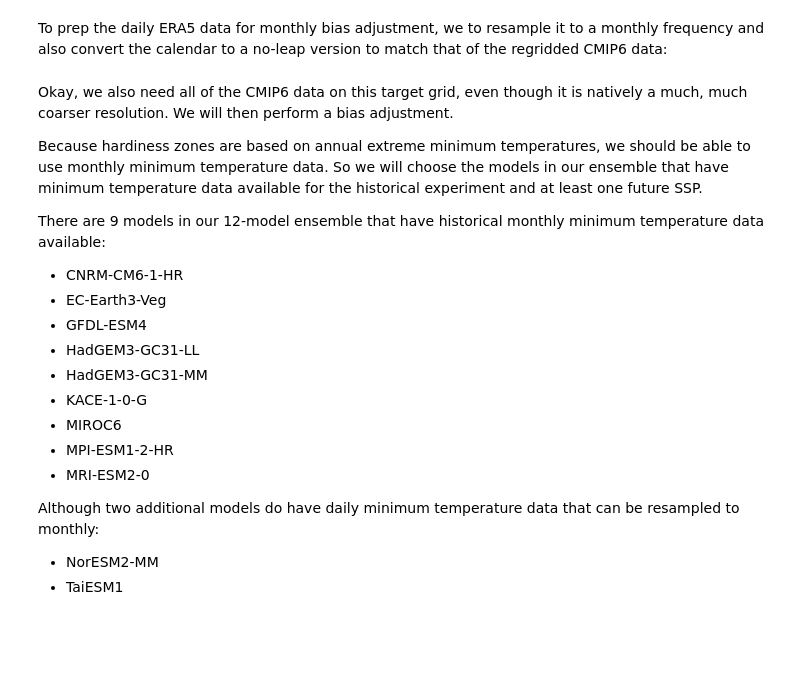
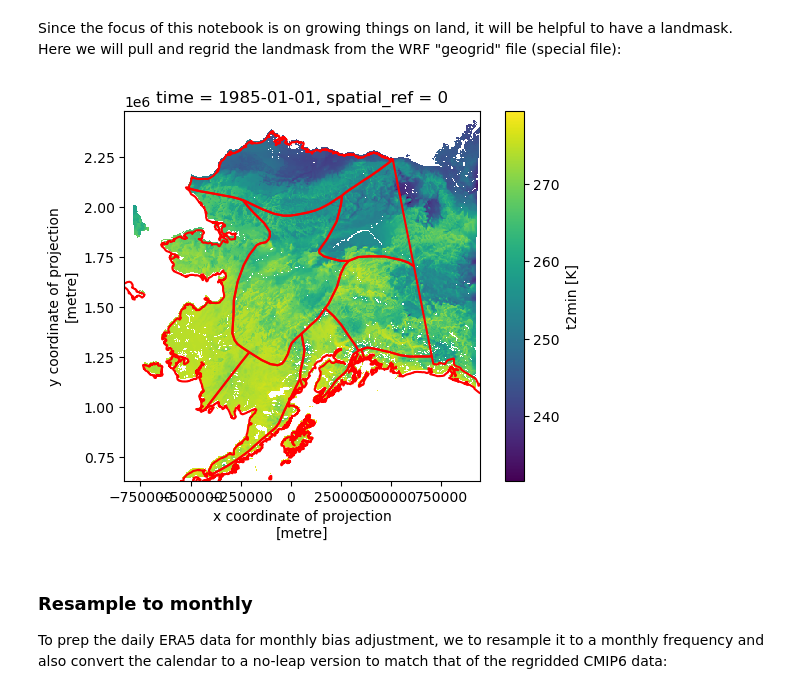
Before and after one commit to ua-snap/snap-geo, a Jupyter notebook: explorations/hardiness_zones.ipynb, the cells around one changed output. Drawn from its saved outputs; the diff is of its cells as text; code cells hidden in the pictures; blank space fills up the shorter version.

Commit message:
clean up hardiness notebook

```diff
--- a/explorations/hardiness_zones.ipynb
+++ b/explorations/hardiness_zones.ipynb
@@ -88,0 +213,12 @@ era5_ds["t2min"].attrs["units"] = "K"
+# %%
+tmp_era5_fn = "era5_{var_id}_{year}_3338.nc"
+
+era5_dir = Path("/beegfs/CMIP6/kmredilla/downscaling/era5_3338")
+
+era5_fps = []
+for year in range(1985, 2015):
+    era5_fps.extend(list(era5_dir.glob(tmp_era5_fn.format(var_id="t2min", year=year))))
+
+era5_ds = xr.open_mfdataset(era5_fps)
+# add units for xclim ops
+era5_ds["t2min"].attrs["units"] = "K"
@@ -88,0 +227,8 @@ era5_ds["t2min"].attrs["units"] = "K"
+# %%
+tmp_url = "https://earthmaps.io/boundary/area/CD{id}"
+urls = [tmp_url.format(id=id) for id in range(1, 14)]
+boro_gdf = pd.concat([gpd.read_file(url) for url in urls], ignore_index=True)
+
+era5_ds["t2min"].isel(time=0).plot()
+boro_gdf.to_crs(3338).boundary.plot(ax=plt.gca(), edgecolor="red")
+plt.show()
@@ -89,25 +237,23 @@ era5_ds["t2min"].attrs["units"] = "K"
+# %% [markdown]
+Since the focus of this notebook is on growing things on land, it will be helpful to have a landmask. Here we will pull and regrid the landmask from the WRF "geogrid" file (special file):
+# %%
+geo_ds = xr.open_dataset("/beegfs/CMIP6/wrf_era5/geo_em.d02.nc")
+landmask = reproject_wrf_3338(geo_ds, geo_ds["LANDMASK"].sel(Time=0))
+landmask = landmask["LANDMASK"].rename("landmask")
+# make all non-land points nan
+landmask = landmask.where(landmask == 1, np.nan)
+
+era5_ds["t2min"].where(~landmask.isnull()).isel(time=0).plot()
+boro_gdf.to_crs(3338).boundary.plot(ax=plt.gca(), edgecolor="red")
+# landmask.plot.contour(ax=plt.gca(), colors="black")
+plt.show()
+# %% [output]
+[figure, added]
 # %% [markdown]
+### Resample to monthly
+
 To prep the daily ERA5 data for monthly bias adjustment, we to resample it to a monthly frequency and also convert the calendar to a no-leap version to match that of the regridded CMIP6 data:
 # %%
 ref = convert_calendar(
     convert_units_to(era5_ds["t2min"].resample(time="1ME").min(), "degC"), "noleap"
 )
-# %% [markdown]
-Okay, we also need all of the CMIP6 data on this target grid, even though it is natively a much, much coarser resolution. We will then perform a bias adjustment.
-
-Because hardiness zones are based on annual extreme minimum temperatures, we should be able to use monthly minimum temperature data. So we will choose the models in our ensemble that have minimum temperature data available for the historical experiment and at least one future SSP.
-
-There are 9 models in our 12-model ensemble that have historical monthly minimum temperature data available:
-* CNRM-CM6-1-HR
-* EC-Earth3-Veg
-* GFDL-ESM4
-* HadGEM3-GC31-LL
-* HadGEM3-GC31-MM
-* KACE-1-0-G
-* MIROC6
-* MPI-ESM1-2-HR
-* MRI-ESM2-0
-
-Although two additional models do have daily minimum temperature data that can be resampled to monthly:
-* NorESM2-MM
-* TaiESM1
```
Also changed, not shown: parts of 54 cells of this notebook.
